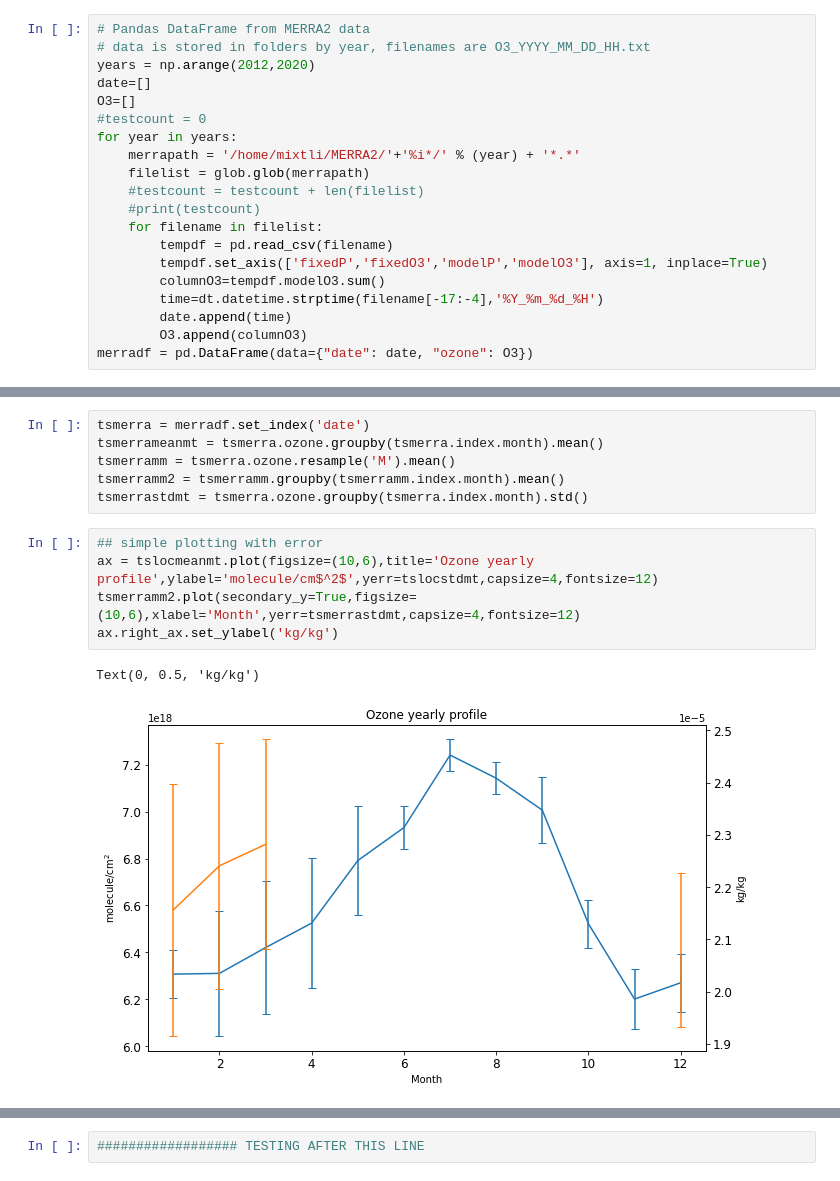
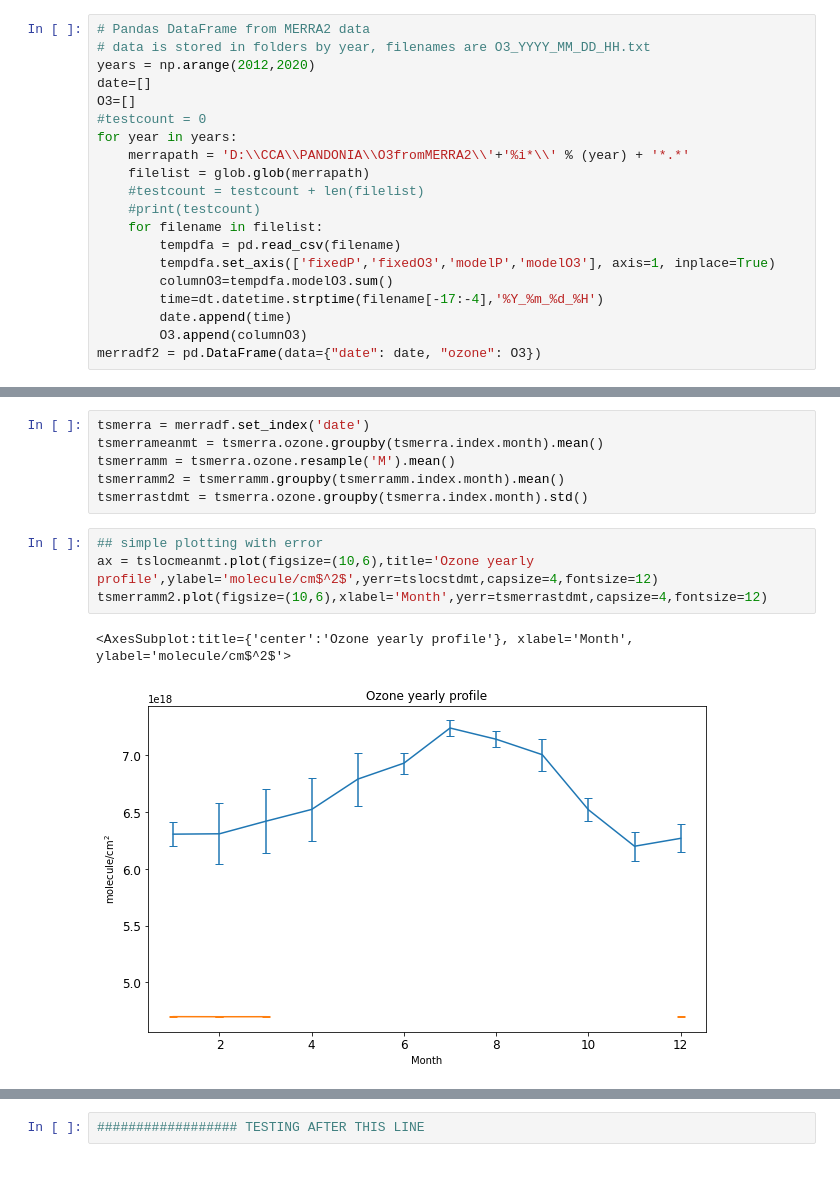
Before and after one commit to mixtli-c/cca-jupyter, a Jupyter notebook: pandonia-merra.ipynb, the cells around one changed output, grey strips where cells are left out. Drawn from its saved outputs; the diff is of its cells as text.

Commit message:
code for column density calculations

```diff
--- a/pandonia-merra.ipynb
+++ b/pandonia-merra.ipynb
@@ -36,15 +36,15 @@ date=[]
 O3=[]
 #testcount = 0
 for year in years:
-    merrapath = '/home/mixtli/MERRA2/'+'%i*/' % (year) + '*.*'
+    merrapath = 'D:\\CCA\\PANDONIA\\O3fromMERRA2\\'+'%i*\\' % (year) + '*.*'
     filelist = glob.glob(merrapath)
     #testcount = testcount + len(filelist)
     #print(testcount)
     for filename in filelist:
-        tempdf = pd.read_csv(filename)
-        tempdf.set_axis(['fixedP','fixedO3','modelP','modelO3'], axis=1, inplace=True)
-        columnO3=tempdf.modelO3.sum()
+        tempdfa = pd.read_csv(filename)
+        tempdfa.set_axis(['fixedP','fixedO3','modelP','modelO3'], axis=1, inplace=True)
+        columnO3=tempdfa.modelO3.sum()
         time=dt.datetime.strptime(filename[-17:-4],'%Y_%m_%d_%H')
         date.append(time)
         O3.append(columnO3)
-merradf = pd.DataFrame(data={"date": date, "ozone": O3})
+merradf2 = pd.DataFrame(data={"date": date, "ozone": O3})
@@ -57,11 +102,10 @@ tsmerrastdmt = tsmerra.ozone.groupby(tsmerra.index.month).std()
 # %%
 ## simple plotting with error
 ax = tslocmeanmt.plot(figsize=(10,6),title='Ozone yearly profile',ylabel='molecule/cm$^2$',yerr=tslocstdmt,capsize=4,fontsize=12)
-tsmerramm2.plot(secondary_y=True,figsize=(10,6),xlabel='Month',yerr=tsmerrastdmt,capsize=4,fontsize=12)
-ax.right_ax.set_ylabel('kg/kg')
+tsmerramm2.plot(figsize=(10,6),xlabel='Month',yerr=tsmerrastdmt,capsize=4,fontsize=12)
 # %% [output]
-Text(0, 0.5, 'kg/kg')
+<AxesSubplot:title={'center':'Ozone yearly profile'}, xlabel='Month', ylabel='molecule/cm$^2$'>
-[figure, old version]
+[figure, new version]
 # %%
 ##pyplot plotting
 x = tslocmeanmt.index
```
Also changed, not shown: parts of 14 cells of this notebook.
